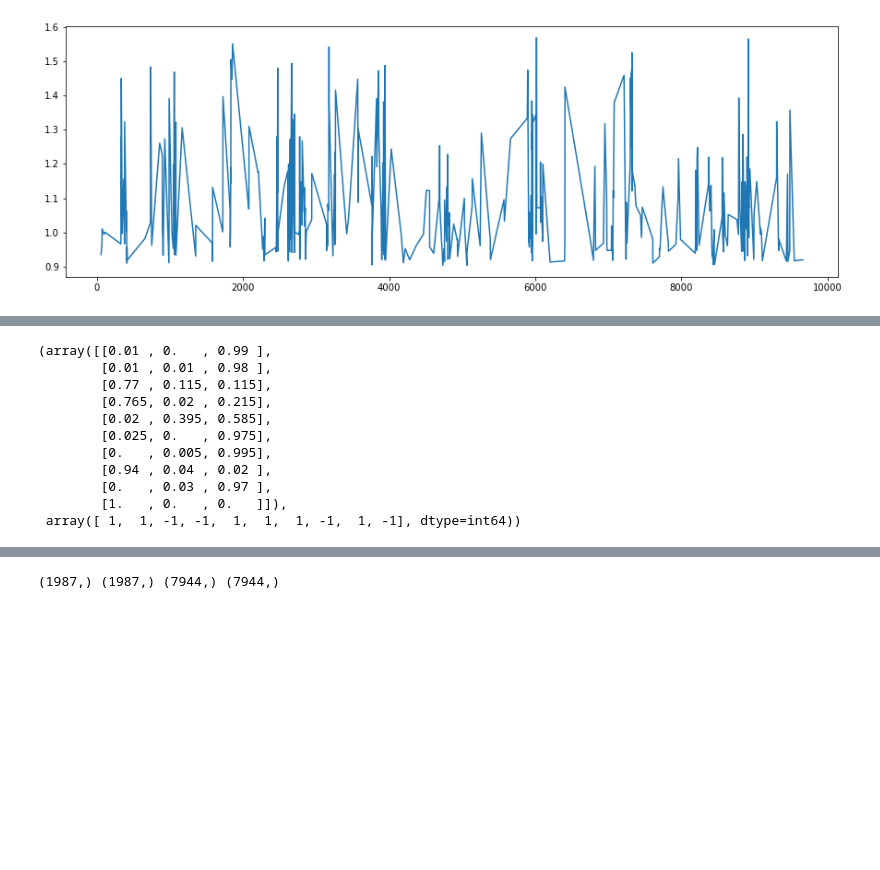
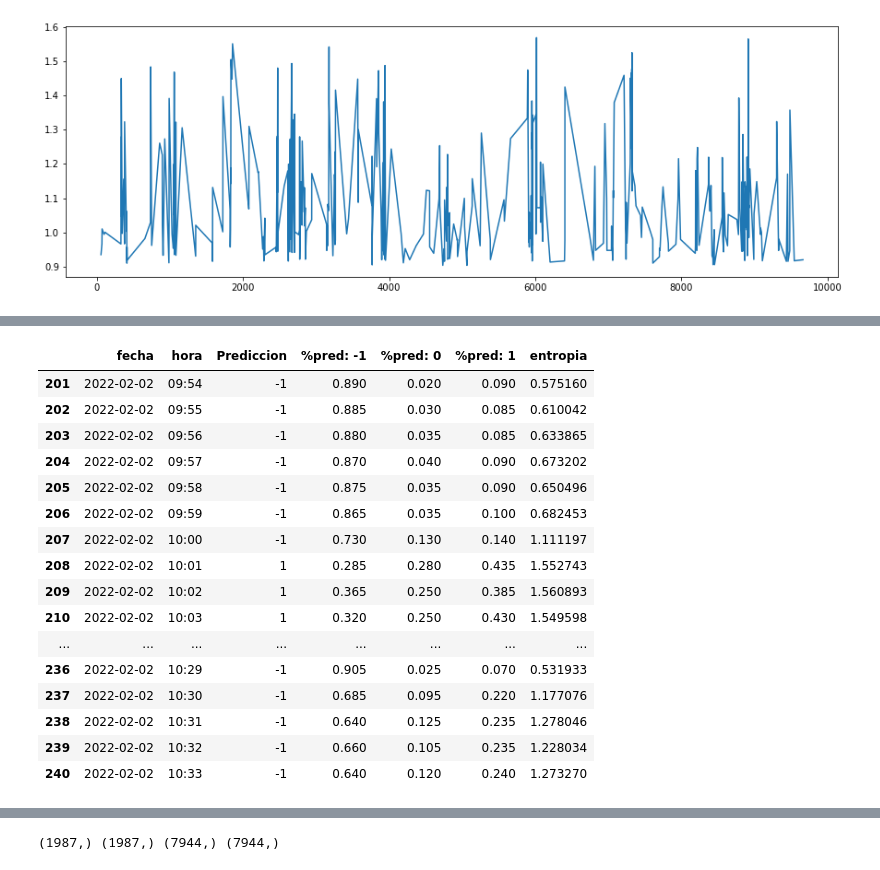
Before and after one commit to hoopercesar/Machine-Learning-Projects, a Jupyter notebook: Classification Model JAN 30 2023.ipynb, the cells around one changed output, grey strips where cells are left out. Cells and saved outputs as stored; diff of their text form; code cells hidden in the pictures; blank space fills up the shorter version.

```diff
--- a/Classification Model JAN 30 2023.ipynb
+++ b/Classification Model JAN 30 2023.ipynb
@@ -275,15 +281,21 @@ Name: Unnamed: 16, Length: 9931, dtype: int64
 # %%
-y_test_proba[0:10], y_pred_test[0:10]
+resultados2[200:240]
 # %% [output]
-(array([[0.01 , 0.   , 0.99 ],
-        [0.01 , 0.01 , 0.98 ],
-        [0.77 , 0.115, 0.115],
-        [0.765, 0.02 , 0.215],
-        [0.02 , 0.395, 0.585],
-        [0.025, 0.   , 0.975],
-        [0.   , 0.005, 0.995],
-        [0.94 , 0.04 , 0.02 ],
-        [0.   , 0.03 , 0.97 ],
-        [1.   , 0.   , 0.   ]]),
- array([ 1,  1, -1, -1,  1,  1,  1, -1,  1, -1], dtype=int64))
+|  | fecha | hora | Prediccion | %pred: -1 | %pred: 0 | %pred: 1 | entropia |
+| 201 | 2022-02-02 | 09:54 | -1 | 0.890 | 0.020 | 0.090 | 0.575160 |
+| 202 | 2022-02-02 | 09:55 | -1 | 0.885 | 0.030 | 0.085 | 0.610042 |
+| 203 | 2022-02-02 | 09:56 | -1 | 0.880 | 0.035 | 0.085 | 0.633865 |
+| 204 | 2022-02-02 | 09:57 | -1 | 0.870 | 0.040 | 0.090 | 0.673202 |
+| 205 | 2022-02-02 | 09:58 | -1 | 0.875 | 0.035 | 0.090 | 0.650496 |
+| 206 | 2022-02-02 | 09:59 | -1 | 0.865 | 0.035 | 0.100 | 0.682453 |
+| 207 | 2022-02-02 | 10:00 | -1 | 0.730 | 0.130 | 0.140 | 1.111197 |
+| 208 | 2022-02-02 | 10:01 | 1 | 0.285 | 0.280 | 0.435 | 1.552743 |
+| 209 | 2022-02-02 | 10:02 | 1 | 0.365 | 0.250 | 0.385 | 1.560893 |
+| 210 | 2022-02-02 | 10:03 | 1 | 0.320 | 0.250 | 0.430 | 1.549598 |
+| ... | ... | ... | ... | ... | ... | ... | ... |
+| 236 | 2022-02-02 | 10:29 | -1 | 0.905 | 0.025 | 0.070 | 0.531933 |
+| 237 | 2022-02-02 | 10:30 | -1 | 0.685 | 0.095 | 0.220 | 1.177076 |
+| 238 | 2022-02-02 | 10:31 | -1 | 0.640 | 0.125 | 0.235 | 1.278046 |
+| 239 | 2022-02-02 | 10:32 | -1 | 0.660 | 0.105 | 0.235 | 1.228034 |
+| 240 | 2022-02-02 | 10:33 | -1 | 0.640 | 0.120 | 0.240 | 1.273270 |
 # %%
```
Also changed, not shown: parts of 29 cells of this notebook.
